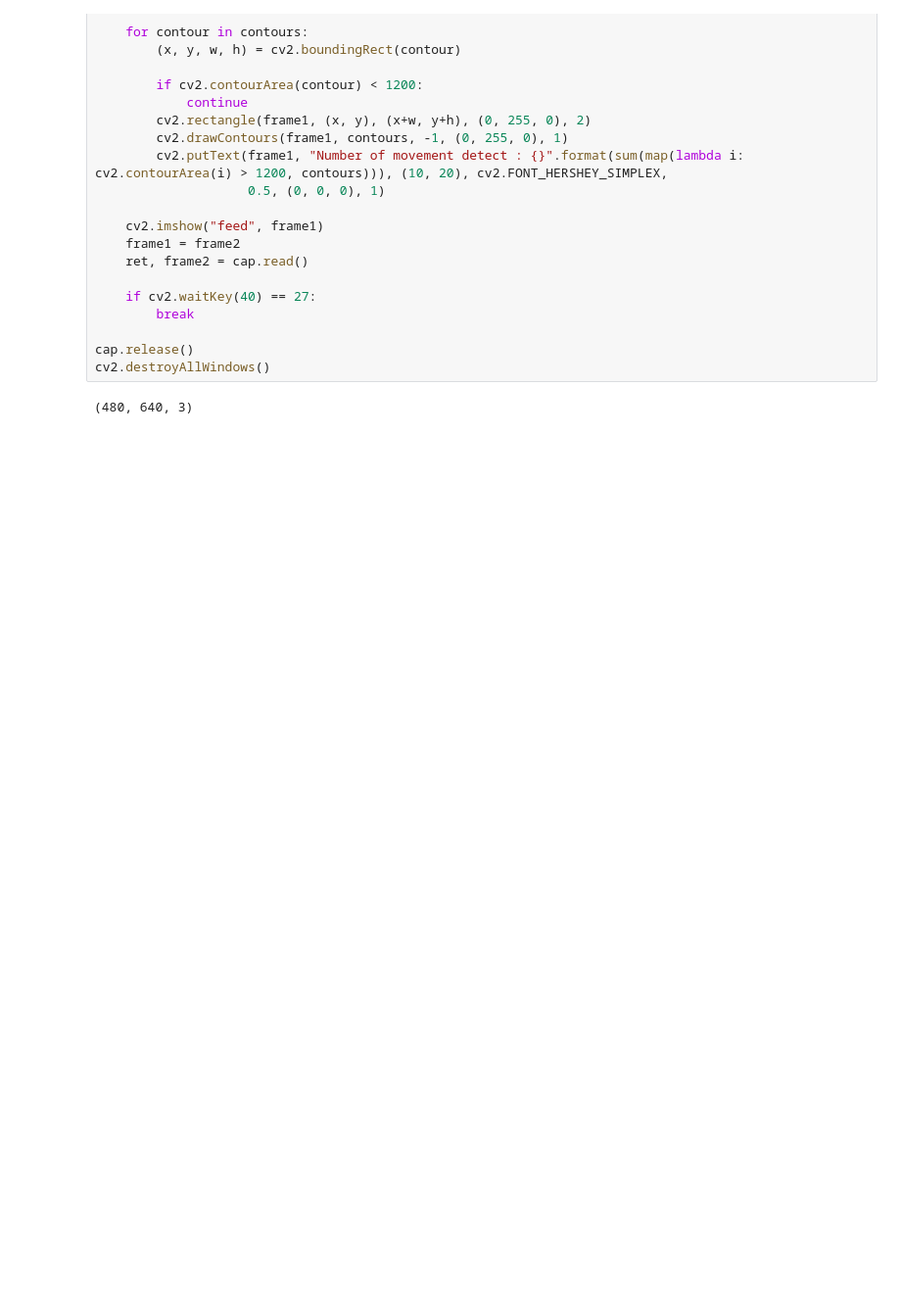
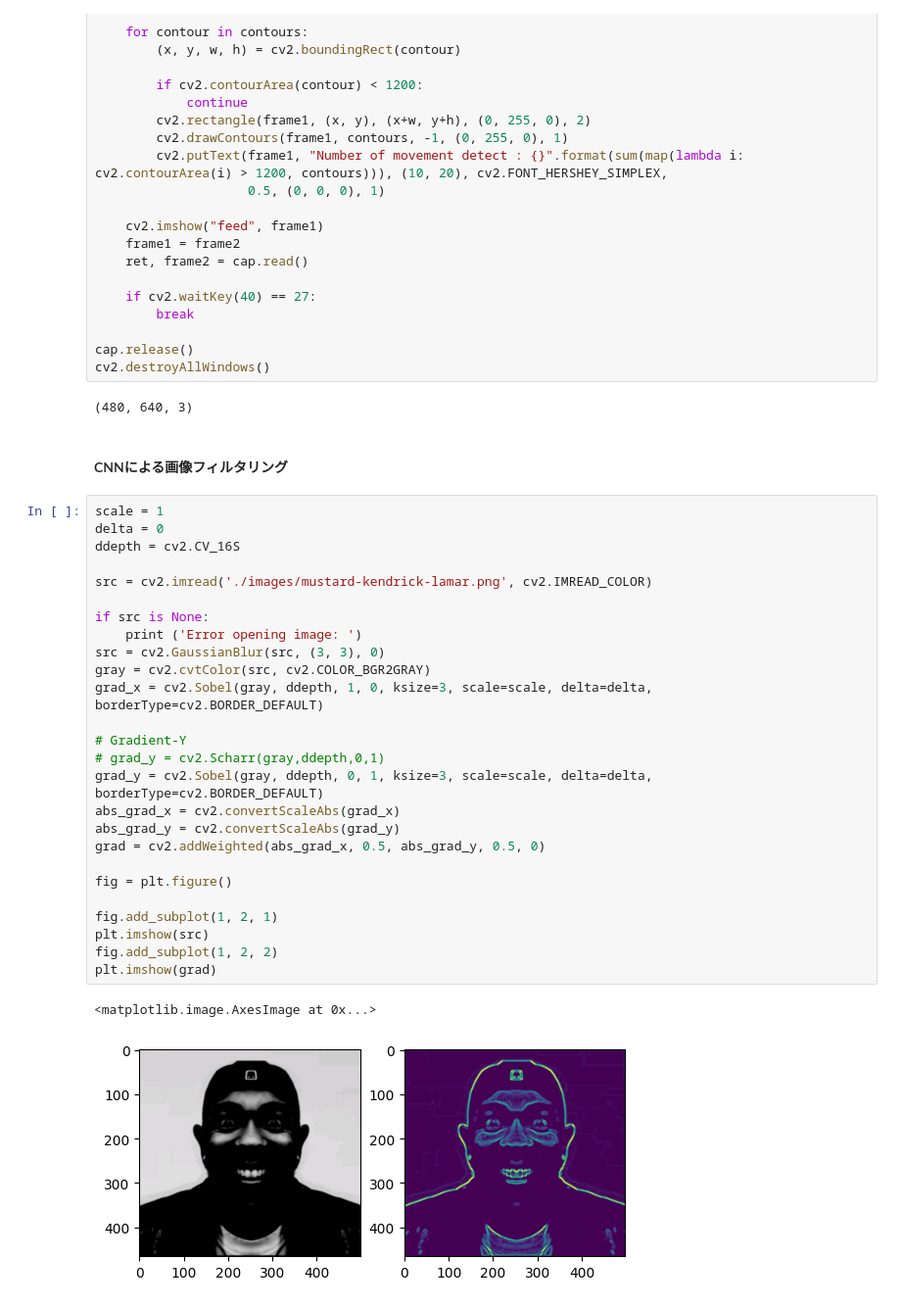
Before and after one commit to C-PHANKAWEE/python-image-processing, a Jupyter notebook: Python_Image_Processing.ipynb, the cells around one changed output. Shown at 98% size. Saved outputs shown, nothing was run; the diff lists cells and outputs as text; blank space fills up the shorter version.

```diff
--- a/Python_Image_Processing.ipynb
+++ b/Python_Image_Processing.ipynb
@@ -351,3 +377,34 @@ cap.release()
 cv2.destroyAllWindows()
 # %% [output]
 (480, 640, 3)
+# %% [markdown]
+#### CNNによる画像フィルタリング
+# %%
+scale = 1
+delta = 0
+ddepth = cv2.CV_16S
+
+src = cv2.imread('./images/mustard-kendrick-lamar.png', cv2.IMREAD_COLOR)
+
+if src is None:
+    print ('Error opening image: ')
+src = cv2.GaussianBlur(src, (3, 3), 0)
+gray = cv2.cvtColor(src, cv2.COLOR_BGR2GRAY)
+grad_x = cv2.Sobel(gray, ddepth, 1, 0, ksize=3, scale=scale, delta=delta, borderType=cv2.BORDER_DEFAULT)
+
+# Gradient-Y
+# grad_y = cv2.Scharr(gray,ddepth,0,1)
+grad_y = cv2.Sobel(gray, ddepth, 0, 1, ksize=3, scale=scale, delta=delta, borderType=cv2.BORDER_DEFAULT)
+abs_grad_x = cv2.convertScaleAbs(grad_x)
+abs_grad_y = cv2.convertScaleAbs(grad_y)
+grad = cv2.addWeighted(abs_grad_x, 0.5, abs_grad_y, 0.5, 0)
+
+fig = plt.figure()
+
+fig.add_subplot(1, 2, 1)
+plt.imshow(src)
+fig.add_subplot(1, 2, 2)
+plt.imshow(grad)
+# %% [output]
+<matplotlib.image.AxesImage at 0x...>
+[figure, added]
```
Also changed, not shown: parts of 2 cells of this notebook, 4 other files.
